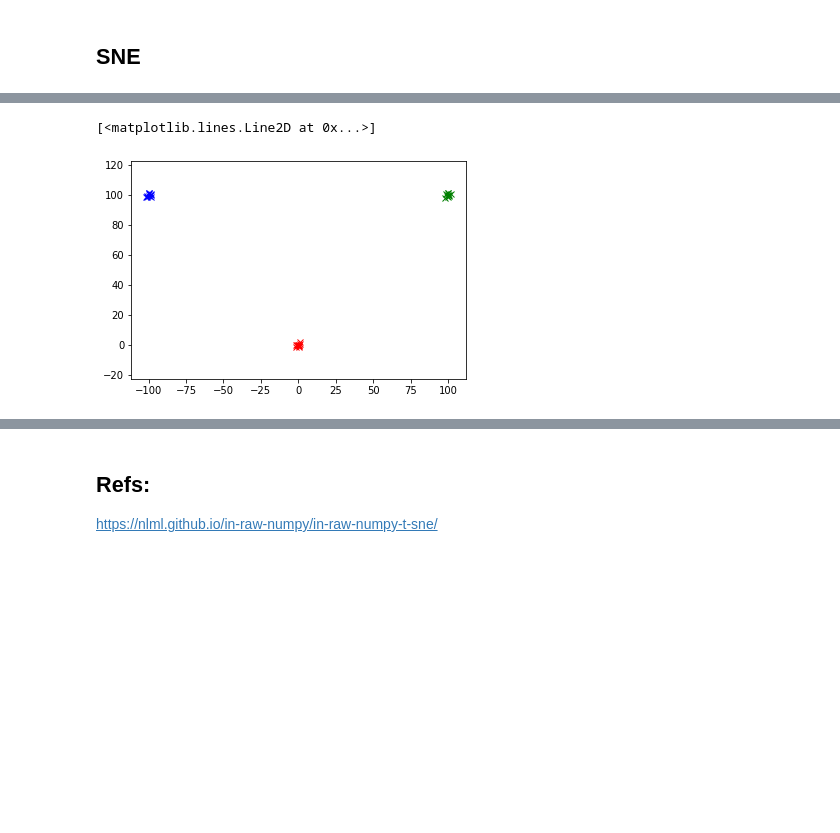
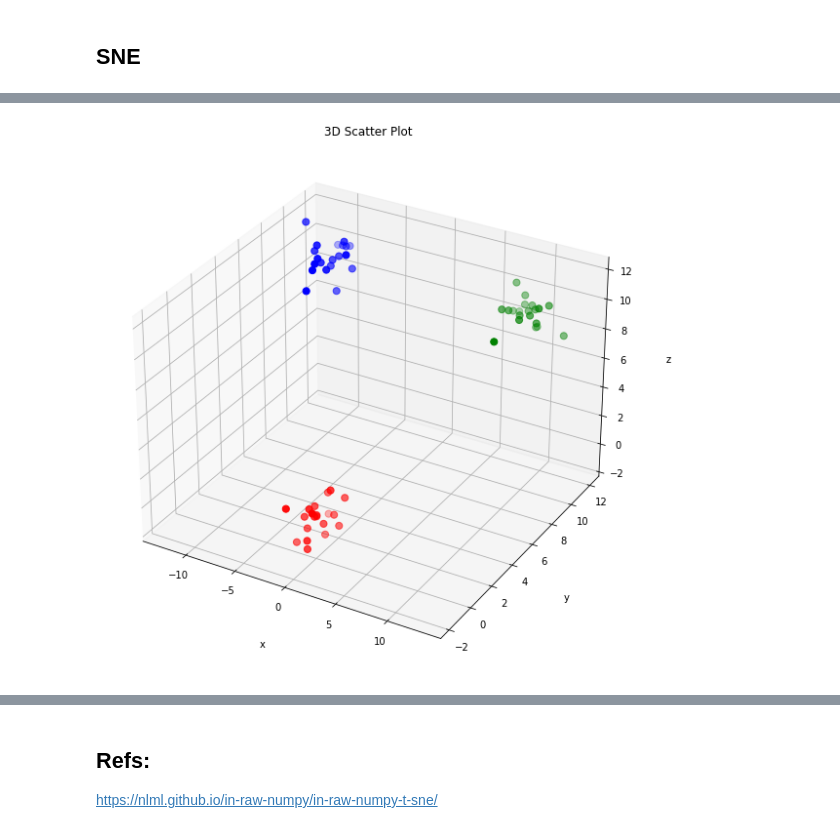
Before and after one commit to Pronton2001/ML_from_scratch.github.io, a Jupyter notebook: tsne.ipynb, the cells around one changed output, grey strips where cells are left out. Drawn from its saved outputs; the diff is of its cells as text; code cells hidden in the pictures; blank space fills up the shorter version.

```diff
--- a/tsne.ipynb
+++ b/tsne.ipynb
@@ -122,23 +126,32 @@ plot(params)
 # %%
-N = 10
-mean1 = [0, 0]
-mean2 = [100, 100]
-mean3 = [-100, 100]
-cov1 = [[1, 0], [0, 1]]
+N = 20
+mean1 = [0, 0, 0]
+mean2 = [10, 10, 10]
+mean3 = [-10, 10, 10]
+cov = [[1, 0, 0], [0, 1, 0], [0,0,1]]
 X1 = np.random.multivariate_normal(mean1, cov, N)
 X2 = np.random.multivariate_normal(mean2, cov, N)
 X3 = np.random.multivariate_normal(mean3, cov, N)
-# plt.plot(X2.T[0],X2.T[1], 'x')
-# plt.plot(X2.T[0],X2.T[1], 'x')
-plt.axis('equal')
-# plt.show()
 
-Y = np.random.normal(0, 1e-5, size = 3*N)
+# Plot the high-dimensional data
+fig = plt.figure(figsize = (10,10))
+ax = plt.axes(projection='3d')
+ax.grid()
+
+ax.scatter(X1[:, 0],X1[:, 1],X1[:, 2], c = 'r', s = 50)
+ax.scatter(X2[:, 0],X2[:, 1],X2[:, 2], c = 'g', s = 50)
+ax.scatter(X3[:, 0],X3[:, 1],X3[:, 2], c = 'b', s = 50)
+ax.set_title('3D Scatter Plot')
+
+# Set axes label
+ax.set_xlabel('x', labelpad=20)
+ax.set_ylabel('y', labelpad=20)
+ax.set_zlabel('z', labelpad=20)
+
+plt.show()
+
 X = np.vstack((X1,X2,X3))
-plt.plot(X1.T[0],X1.T[1], 'rx')
-plt.plot(X2.T[0],X2.T[1], 'gx')
-plt.plot(X3.T[0],X3.T[1], 'bx')
+Y = np.random.normal(0, 1e-4, size = 3*N) # Std should be small enough (=1e-4 in original paper)
 # %% [output]
-[<matplotlib.lines.Line2D at 0x...>]
-[figure, old version]
+[figure, new version]
 # %%
```
Also changed, not shown: parts of 7 cells of this notebook, 2 other files.
